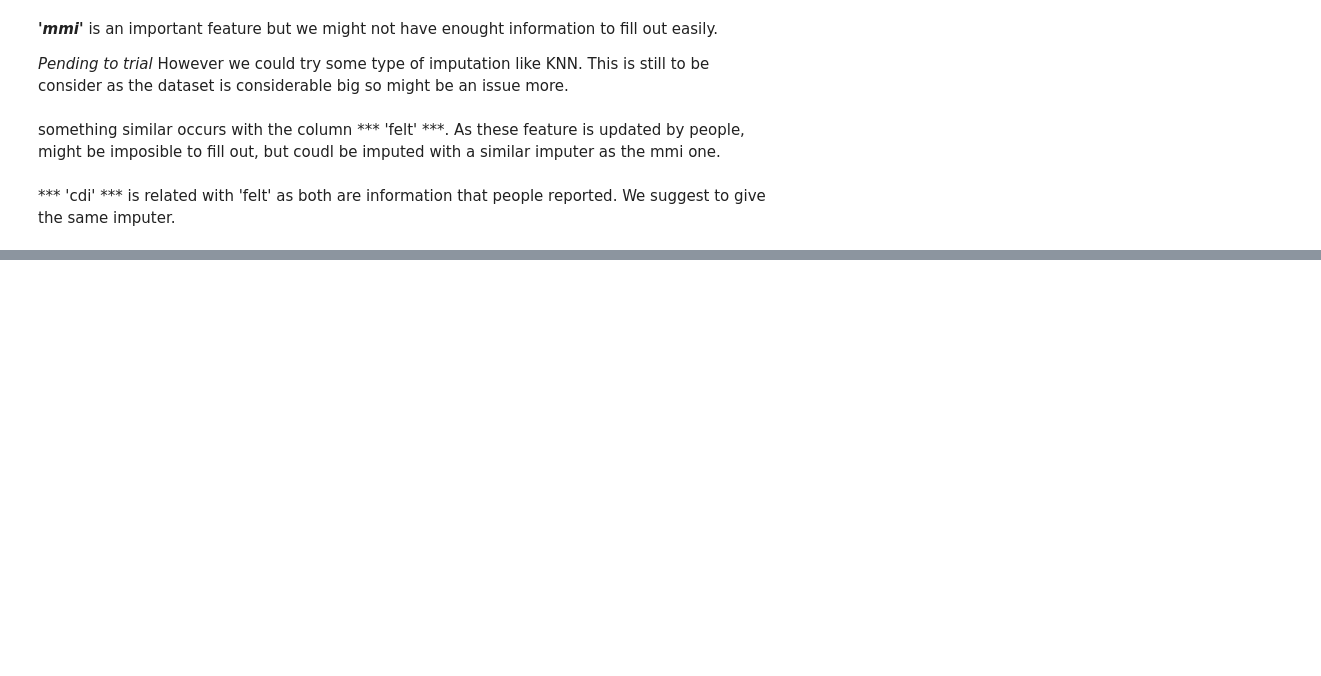
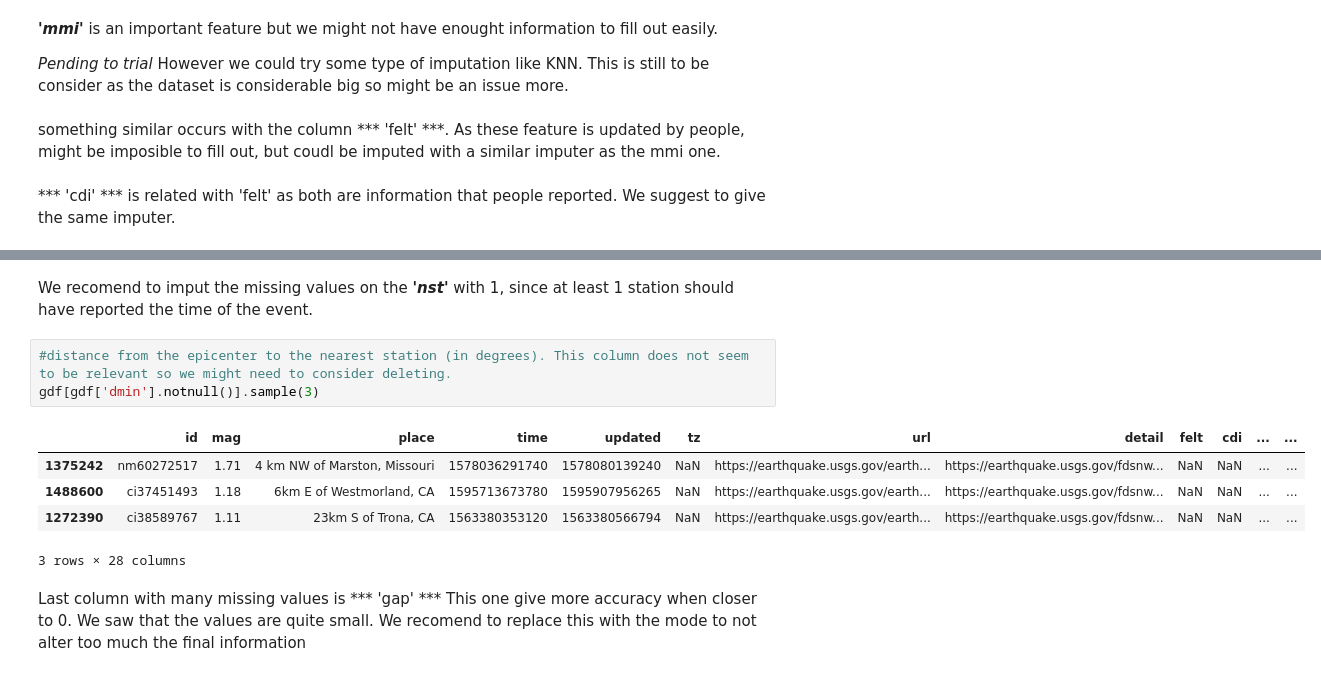
Before and after one commit to Martu-t/grupo09_proyectogrupal, a Jupyter notebook: eda.ipynb, the cells around one changed output, grey strips where cells are left out. Saved outputs shown, nothing was run; the diff lists cells and outputs as text; blank space fills up the shorter version.

```diff
--- a/eda.ipynb
+++ b/eda.ipynb
@@ -110,0 +135,13 @@ something similar occurs with the column *** 'felt' ***. As these feature is upd
+# %% [markdown]
+We recomend to imput the missing values on the ***'nst'*** with 1, since at least 1 station should have reported the time of the event.
+# %%
+#distance from the epicenter to the nearest station (in degrees). This column does not seem to be relevant so we might need to consider deleting.
+gdf[gdf['dmin'].notnull()].sample(3)
+# %% [output]
+|  | id | mag | place | time | updated | tz | url | detail | felt | cdi | ... | ... |
+| 1375242 | nm60272517 | 1.71 | 4 km NW of Marston, Missouri | 1578036291740 | 1578080139240 | NaN | https://earthquake.usgs.gov/earth... | https://earthquake.usgs.gov/fdsnw... | NaN | NaN | ... | ... |
+| 1488600 | ci37451493 | 1.18 | 6km E of Westmorland, CA | 1595713673780 | 1595907956265 | NaN | https://earthquake.usgs.gov/earth... | https://earthquake.usgs.gov/fdsnw... | NaN | NaN | ... | ... |
+| 1272390 | ci38589767 | 1.11 | 23km S of Trona, CA | 1563380353120 | 1563380566794 | NaN | https://earthquake.usgs.gov/earth... | https://earthquake.usgs.gov/fdsnw... | NaN | NaN | ... | ... |
+3 rows × 28 columns
+# %% [markdown]
+Last column with many missing values is *** 'gap' *** This one give more accuracy when closer to 0. We saw that the values are quite small. We recomend to replace this with the mode to not alter too much the final information
```
Also changed, not shown: parts of 4 cells of this notebook, 1 other file.
